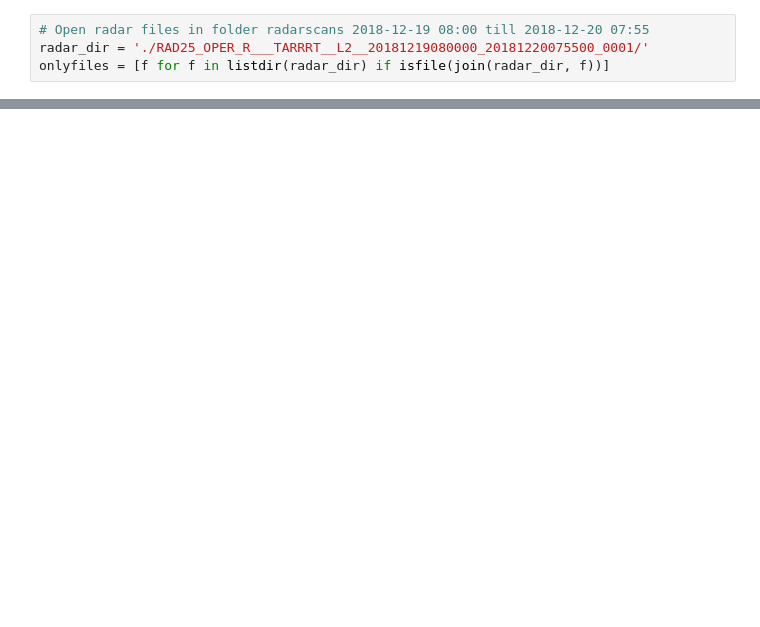
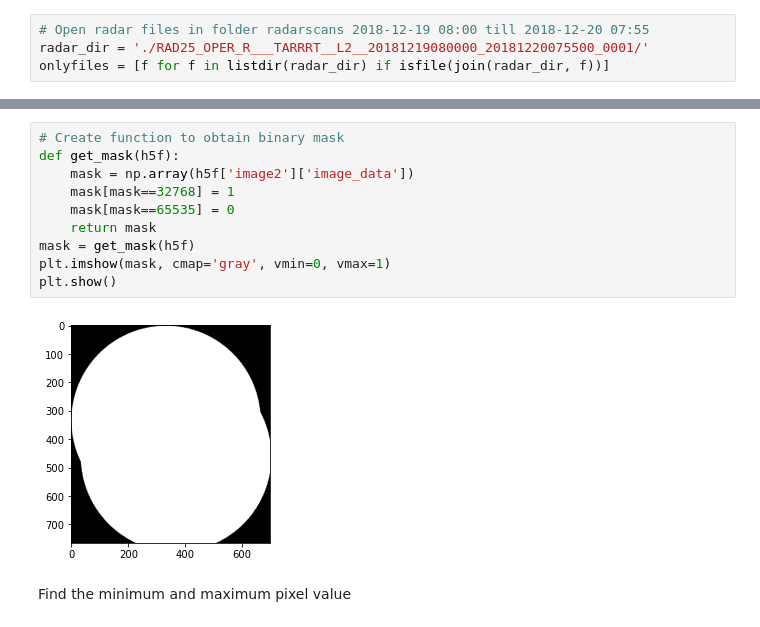
Before and after one commit to KoertS/precipitation-nowcasting-using-GANs, a Jupyter notebook: working_with_radar_data/data_exploration.ipynb, the cells around one changed output, grey strips where cells are left out. Cells and saved outputs as stored; diff of their text form; blank space fills up the shorter version.

```diff
--- a/working_with_radar_data/data_exploration.ipynb
+++ b/working_with_radar_data/data_exploration.ipynb
@@ -85,0 +39,14 @@ for h5f['/geographic'].__iter__()
+# %%
+# Create function to obtain binary mask
+def get_mask(h5f):
+    mask = np.array(h5f['image2']['image_data'])
+    mask[mask==32768] = 1
+    mask[mask==65535] = 0
+    return mask
+mask = get_mask(h5f)
+plt.imshow(mask, cmap='gray', vmin=0, vmax=1)
+plt.show()
+# %% [output]
+[figure, added]
+# %% [markdown]
+Find the minimum and maximum pixel value
```
Also changed, not shown: parts of 15 cells of this notebook.
